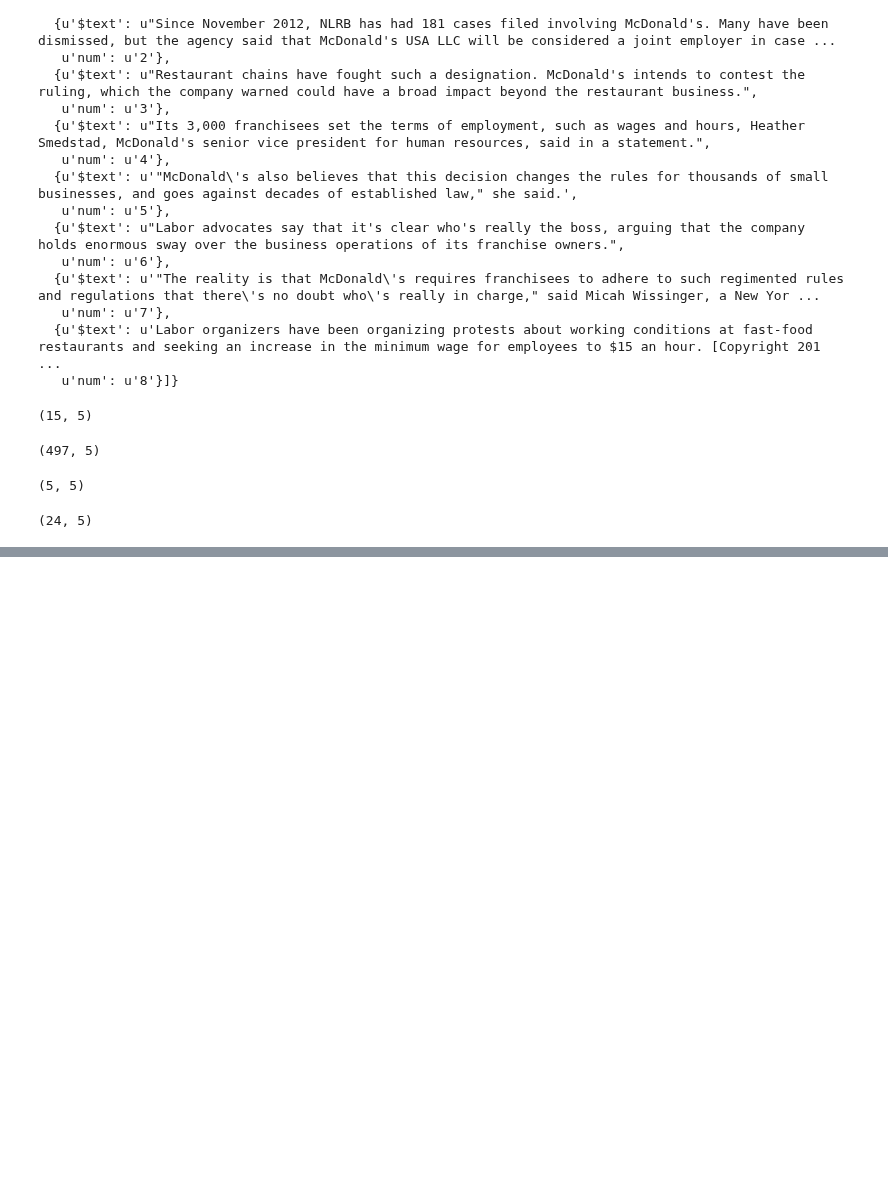
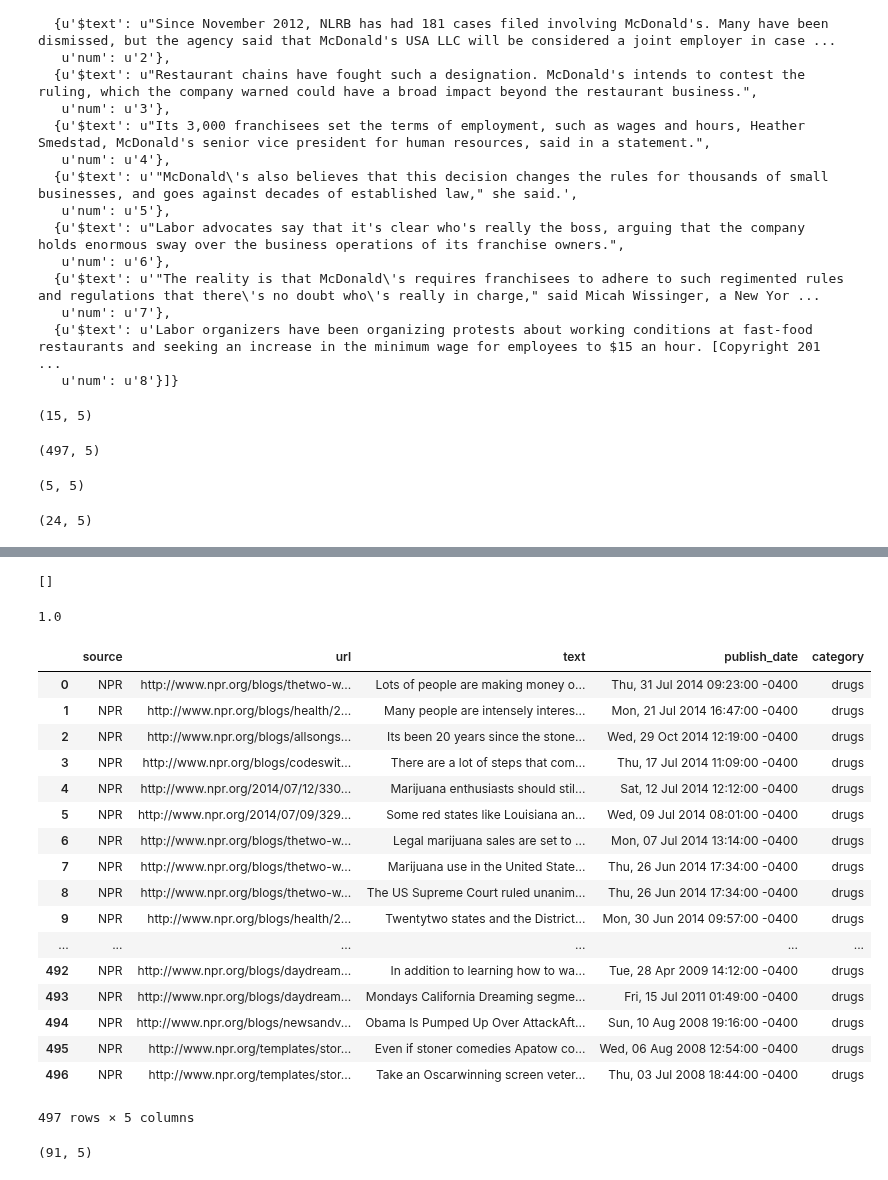
Before and after one commit to tdpetrou/News-Event-Classification, a Jupyter notebook: Exploratory notebook.ipynb, the cells around one changed output, grey strips where cells are left out. Saved outputs shown, nothing was run; the diff lists cells and outputs as text; code cells hidden in the pictures; blank space fills up the shorter version.

```diff
--- a/Exploratory notebook.ipynb
+++ b/Exploratory notebook.ipynb
@@ -1265,0 +1290,33 @@ pd.read_csv('data/npr_abortion_data.csv')
+# %%
+new_links
+# %% [output]
+[]
+# %%
+np.mean(pd.read_csv('data/fox_guns_data.csv').apply(lambda x: 'guns' in x['text'], axis = 1))
+# %% [output]
+1.0
+# %%
+pd.read_csv('data/npr_drug_data.csv')
+# %% [output]
+|  | source | url | text | publish_date | category |
+| 0 | NPR | http://www.npr.org/blogs/thetwo-w... | Lots of people are making money o... | Thu, 31 Jul 2014 09:23:00 -0400 | drugs |
+| 1 | NPR | http://www.npr.org/blogs/health/2... | Many people are intensely interes... | Mon, 21 Jul 2014 16:47:00 -0400 | drugs |
+| 2 | NPR | http://www.npr.org/blogs/allsongs... | Its been 20 years since the stone... | Wed, 29 Oct 2014 12:19:00 -0400 | drugs |
+| 3 | NPR | http://www.npr.org/blogs/codeswit... | There are a lot of steps that com... | Thu, 17 Jul 2014 11:09:00 -0400 | drugs |
+| 4 | NPR | http://www.npr.org/2014/07/12/330... | Marijuana enthusiasts should stil... | Sat, 12 Jul 2014 12:12:00 -0400 | drugs |
+| 5 | NPR | http://www.npr.org/2014/07/09/329... | Some red states like Louisiana an... | Wed, 09 Jul 2014 08:01:00 -0400 | drugs |
+| 6 | NPR | http://www.npr.org/blogs/thetwo-w... | Legal marijuana sales are set to ... | Mon, 07 Jul 2014 13:14:00 -0400 | drugs |
+| 7 | NPR | http://www.npr.org/blogs/thetwo-w... | Marijuana use in the United State... | Thu, 26 Jun 2014 17:34:00 -0400 | drugs |
+| 8 | NPR | http://www.npr.org/blogs/thetwo-w... | The US Supreme Court ruled unanim... | Thu, 26 Jun 2014 17:34:00 -0400 | drugs |
+| 9 | NPR | http://www.npr.org/blogs/health/2... | Twentytwo states and the District... | Mon, 30 Jun 2014 09:57:00 -0400 | drugs |
+| ... | ... | ... | ... | ... | ... |
+| 492 | NPR | http://www.npr.org/blogs/daydream... | In addition to learning how to wa... | Tue, 28 Apr 2009 14:12:00 -0400 | drugs |
+| 493 | NPR | http://www.npr.org/blogs/daydream... | Mondays California Dreaming segme... | Fri, 15 Jul 2011 01:49:00 -0400 | drugs |
+| 494 | NPR | http://www.npr.org/blogs/newsandv... | Obama Is Pumped Up Over AttackAft... | Sun, 10 Aug 2008 19:16:00 -0400 | drugs |
+| 495 | NPR | http://www.npr.org/templates/stor... | Even if stoner comedies Apatow co... | Wed, 06 Aug 2008 12:54:00 -0400 | drugs |
+| 496 | NPR | http://www.npr.org/templates/stor... | Take an Oscarwinning screen veter... | Thu, 03 Jul 2008 18:44:00 -0400 | drugs |
+497 rows × 5 columns
+# %%
+pd.read_csv('data/npr_guns_data.csv').shape
+# %% [output]
+(91, 5)
```
Also changed, not shown: parts of 8 cells of this notebook, 8 other files.
